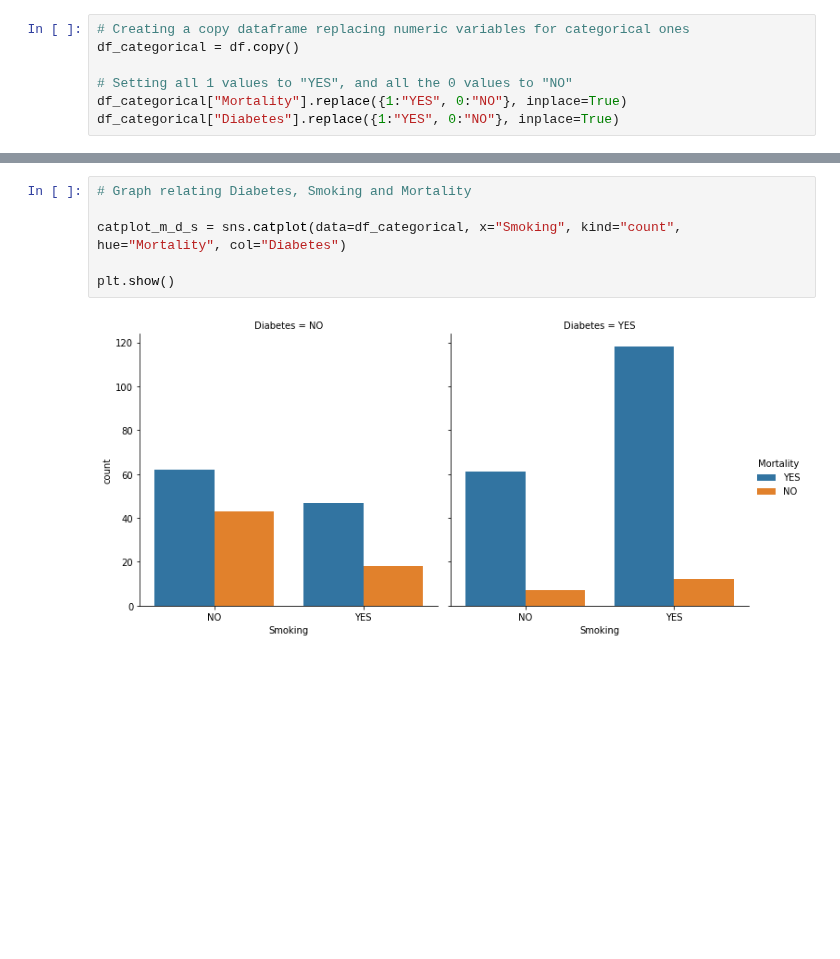
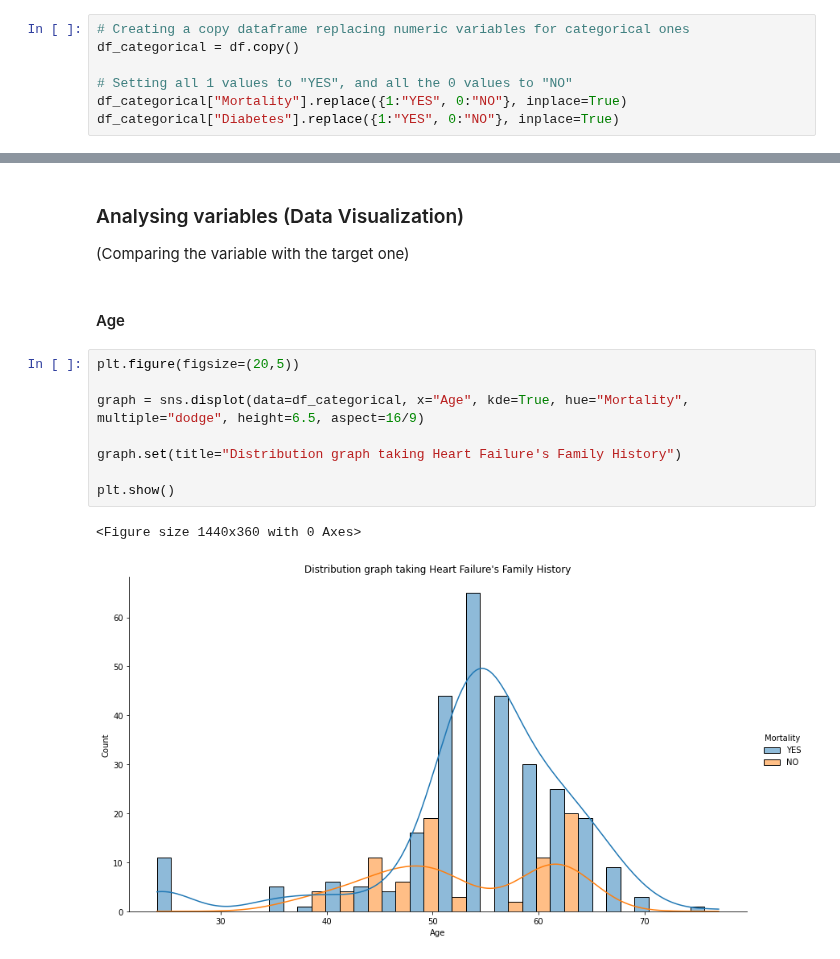
Before and after one commit to RenanGroot/Analise-Exploratoria-ENEM2019, a Jupyter notebook: Heart-Failure-Prediction.ipynb, the cells around one changed output, grey strips where cells are left out. Drawn from its saved outputs; the diff is of its cells as text; blank space fills up the shorter version.

```diff
--- a/Heart-Failure-Prediction.ipynb
+++ b/Heart-Failure-Prediction.ipynb
@@ -194,8 +180,16 @@ plt.show()
-# %%
-# Graph relating Diabetes, Smoking and Mortality
-
-catplot_m_d_s = sns.catplot(data=df_categorical, x="Smoking", kind="count", hue="Mortality", col="Diabetes")
-
-plt.show()
-# %% [output]
-[figure]
+# %% [markdown]
+### Analysing variables (Data Visualization)
+(Comparing the variable with the target one)
+# %% [markdown]
+#### Age
+# %%
+plt.figure(figsize=(20,5))
+
+graph = sns.displot(data=df_categorical, x="Age", kde=True, hue="Mortality", multiple="dodge", height=6.5, aspect=16/9)
+
+graph.set(title="Distribution graph taking Heart Failure's Family History")
+
+plt.show()
+# %% [output]
+<Figure size 1440x360 with 0 Axes>
+[figure, added]
```
Also changed, not shown: parts of 19 cells of this notebook.
